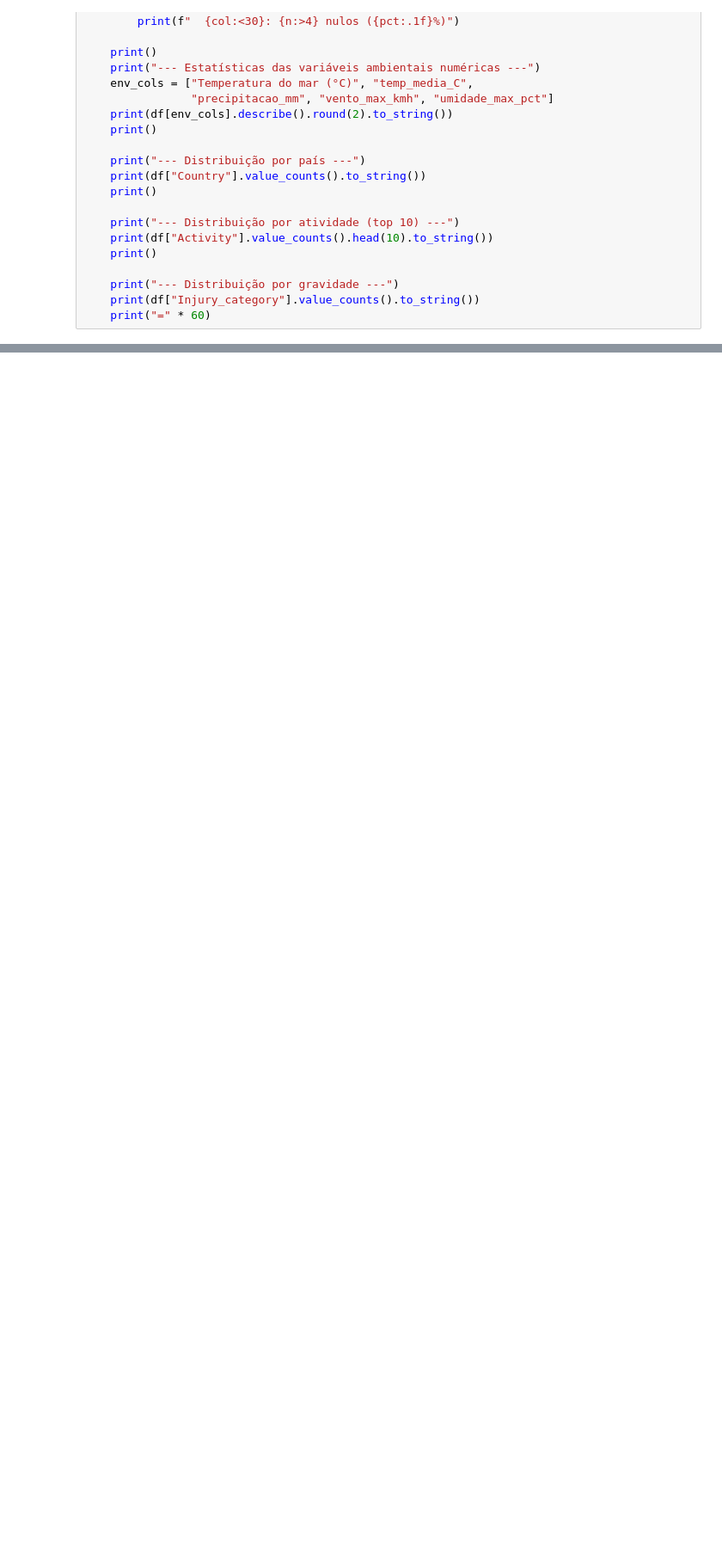
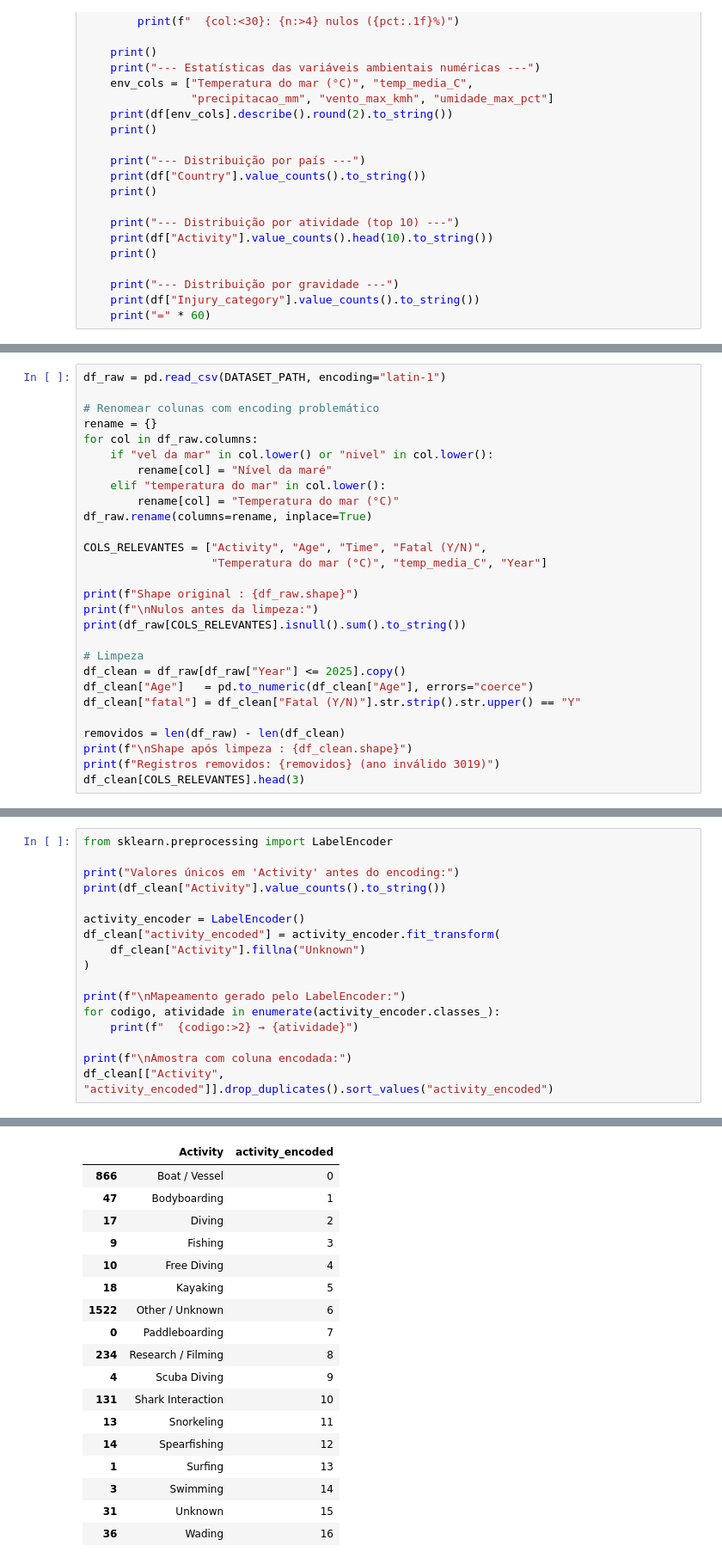
Before and after one commit to PedrooSam/DeepSearch-Backend, a Jupyter notebook: notebooks/visualizações.ipynb, the cells around one changed output, grey strips where cells are left out. Shown at 86% size. Saved outputs shown, nothing was run; the diff lists cells and outputs as text; blank space fills up the shorter version.

```diff
--- a/notebooks/visualizações.ipynb
+++ b/notebooks/visualizações.ipynb
@@ -108,0 +117,28 @@ def print_descriptive_stats(df: pd.DataFrame):
+# %%
+df_raw = pd.read_csv(DATASET_PATH, encoding="latin-1")
+
+# Renomear colunas com encoding problemático
+rename = {}
+for col in df_raw.columns:
+    if "vel da mar" in col.lower() or "nivel" in col.lower():
+        rename[col] = "Nível da maré"
+    elif "temperatura do mar" in col.lower():
+        rename[col] = "Temperatura do mar (°C)"
+df_raw.rename(columns=rename, inplace=True)
+
+COLS_RELEVANTES = ["Activity", "Age", "Time", "Fatal (Y/N)",
+                   "Temperatura do mar (°C)", "temp_media_C", "Year"]
+
+print(f"Shape original : {df_raw.shape}")
+print(f"\nNulos antes da limpeza:")
+print(df_raw[COLS_RELEVANTES].isnull().sum().to_string())
+
+# Limpeza
+df_clean = df_raw[df_raw["Year"] <= 2025].copy()
+df_clean["Age"]   = pd.to_numeric(df_clean["Age"], errors="coerce")
+df_clean["fatal"] = df_clean["Fatal (Y/N)"].str.strip().str.upper() == "Y"
+
+removidos = len(df_raw) - len(df_clean)
+print(f"\nShape após limpeza : {df_clean.shape}")
+print(f"Registros removidos: {removidos} (ano inválido 3019)")
+df_clean[COLS_RELEVANTES].head(3)
@@ -108,0 +167,18 @@ def print_descriptive_stats(df: pd.DataFrame):
+# %%
+from sklearn.preprocessing import LabelEncoder
+
+print("Valores únicos em 'Activity' antes do encoding:")
+print(df_clean["Activity"].value_counts().to_string())
+
+activity_encoder = LabelEncoder()
+df_clean["activity_encoded"] = activity_encoder.fit_transform(
+    df_clean["Activity"].fillna("Unknown")
+)
+
+print(f"\nMapeamento gerado pelo LabelEncoder:")
+for codigo, atividade in enumerate(activity_encoder.classes_):
+    print(f"  {codigo:>2} → {atividade}")
+
+print(f"\nAmostra com coluna encodada:")
+df_clean[["Activity", "activity_encoded"]].drop_duplicates().sort_values("activity_encoded")
+# %% [output]
@@ -108,0 +202,18 @@ def print_descriptive_stats(df: pd.DataFrame):
+|  | Activity | activity_encoded |
+| 866 | Boat / Vessel | 0 |
+| 47 | Bodyboarding | 1 |
+| 17 | Diving | 2 |
+| 9 | Fishing | 3 |
+| 10 | Free Diving | 4 |
+| 18 | Kayaking | 5 |
+| 1522 | Other / Unknown | 6 |
+| 0 | Paddleboarding | 7 |
+| 234 | Research / Filming | 8 |
+| 4 | Scuba Diving | 9 |
+| 131 | Shark Interaction | 10 |
+| 13 | Snorkeling | 11 |
+| 14 | Spearfishing | 12 |
+| 1 | Surfing | 13 |
+| 3 | Swimming | 14 |
+| 31 | Unknown | 15 |
+| 36 | Wading | 16 |
```
Also changed, not shown: parts of 10 cells of this notebook.
